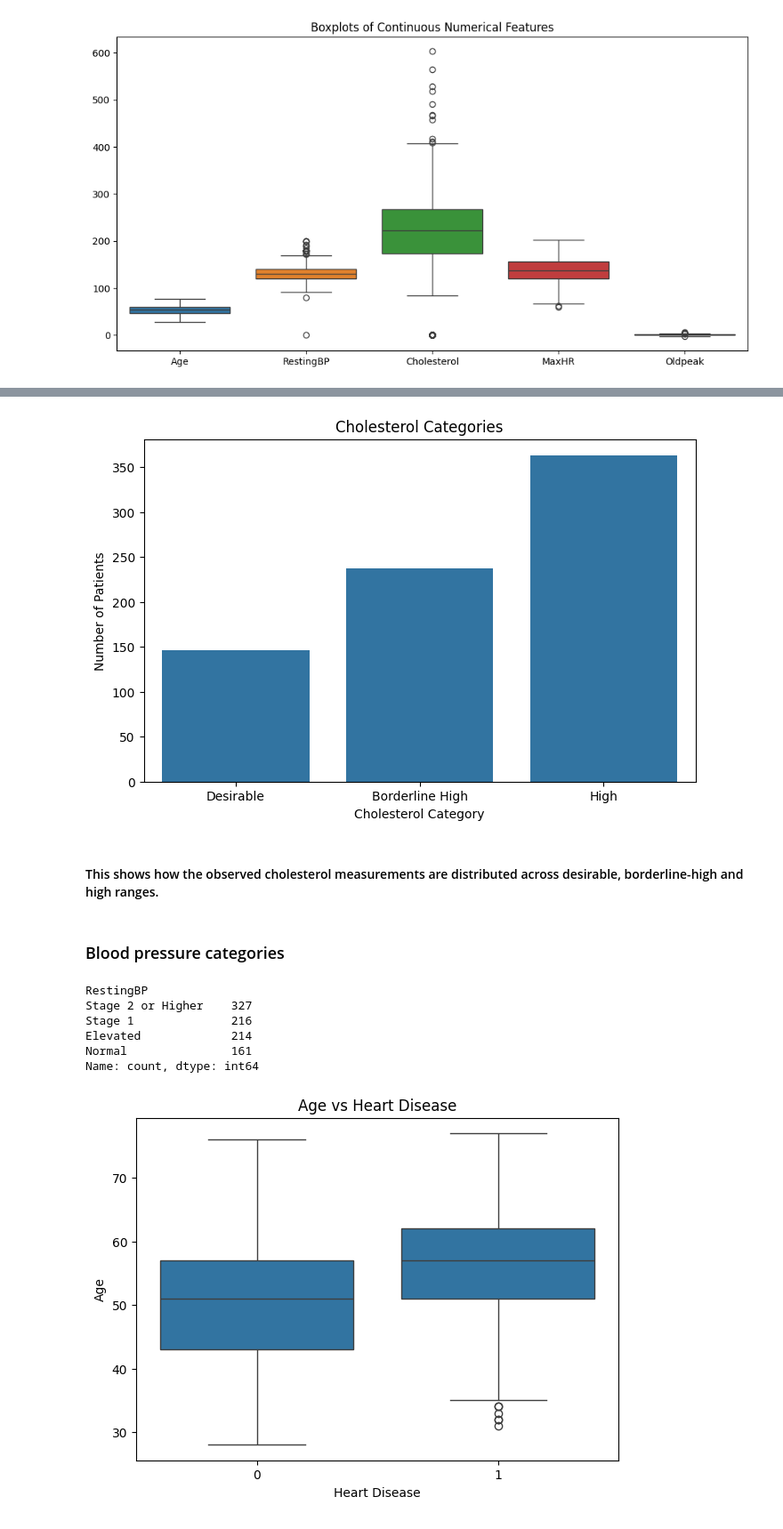
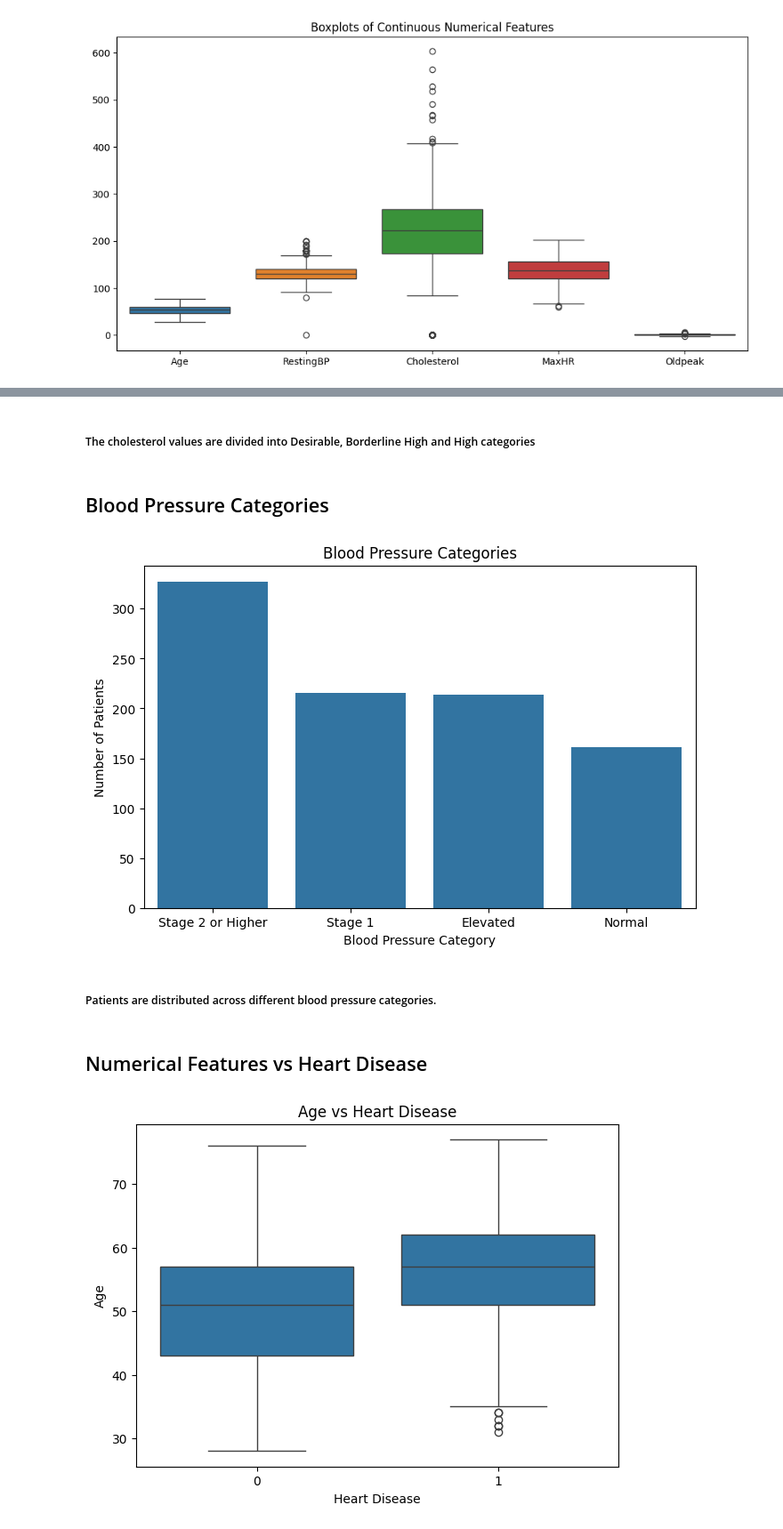
Before and after one commit to Kakul-07/EDA-Task, a Jupyter notebook: Heart/eda.ipynb, the cells around one changed output, grey strips where cells are left out. Shown at 89% size. Cells and saved outputs as stored; diff of their text form; code cells hidden in the pictures.

Commit message:
"Complete EDA on heart dataset"

```diff
--- a/Heart/eda.ipynb
+++ b/Heart/eda.ipynb
@@ -521,35 +388,30 @@ Name: count, dtype: int64
+# %% [markdown]
+##### The cholesterol values are divided into Desirable, Borderline High and High categories
+# %% [markdown]
+## Blood Pressure Categories
 # %%
+def bp_category(bp):
+    if bp < 120:
+        return "Normal"
+    elif bp < 130:
+        return "Elevated"
+    elif bp < 140:
+        return "Stage 1"
+    else:
+        return "Stage 2 or Higher"
+bp_categories = df["RestingBP"].apply(bp_category)
 plt.figure(figsize=(8, 5))
-sns.countplot(x=cholesterol_category)
-plt.title("Cholesterol Categories")
-plt.xlabel("Cholesterol Category")
+sns.countplot(x=bp_categories)
+plt.title("Blood Pressure Categories")
+plt.xlabel("Blood Pressure Category")
 plt.ylabel("Number of Patients")
 plt.show()
 # %% [output]
-[figure, old version]
+[figure, new version]
-# %% [markdown]
-#### This shows how the observed cholesterol measurements are distributed across desirable, borderline-high and high ranges.
 # %% [markdown]
-### Blood pressure categories
+##### Patients are distributed across different blood pressure categories.
-# %%
-def bp_category(bp):
-    if bp < 120:
-        return "Normal"
-    elif bp < 130:
-        return "Elevated"
-    elif bp < 140:
-        return "Stage 1"
-    else:
-        return "Stage 2 or Higher"
-bp_categories = df["RestingBP"].apply(bp_category)
-print(bp_categories.value_counts())
-# %% [output]
-RestingBP
-Stage 2 or Higher    327
-Stage 1              216
-Elevated             214
-Normal               161
-Name: count, dtype: int64
+# %% [markdown]
+## Numerical Features vs Heart Disease
 # %%
 for column in continuous_columns:
     plt.figure(figsize=(7, 5))
```
Also changed, not shown: parts of 137 cells of this notebook, 1 other file.
